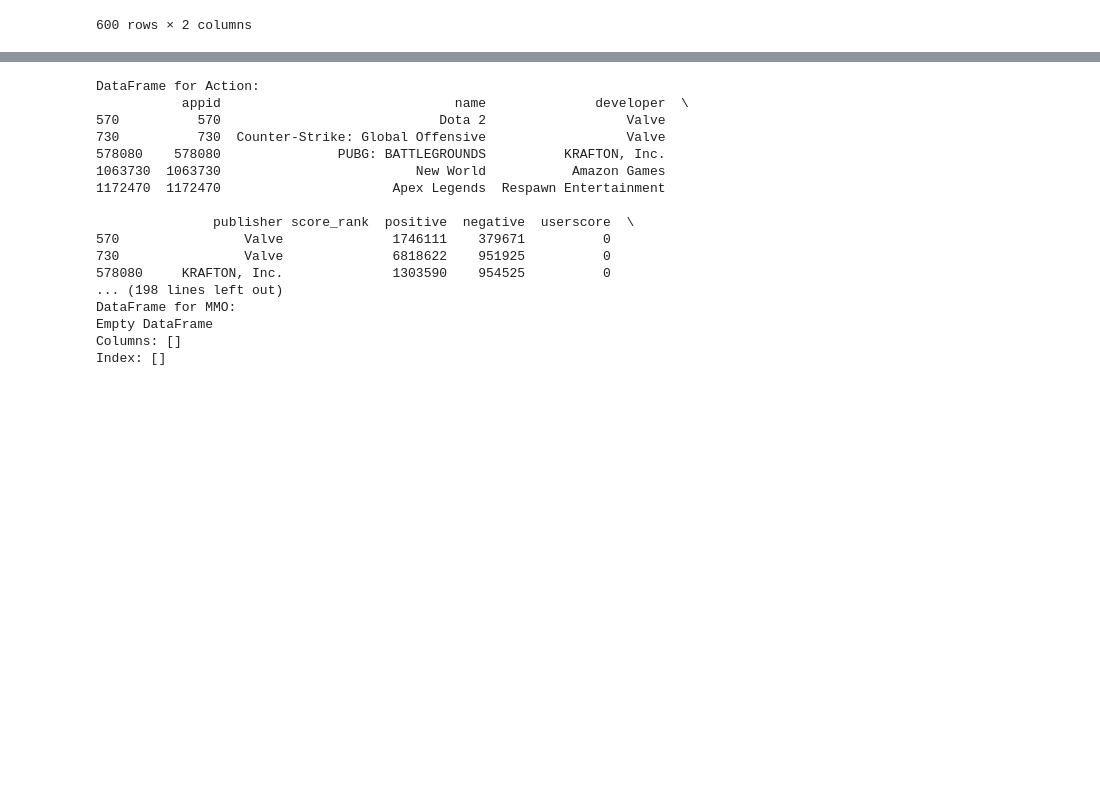
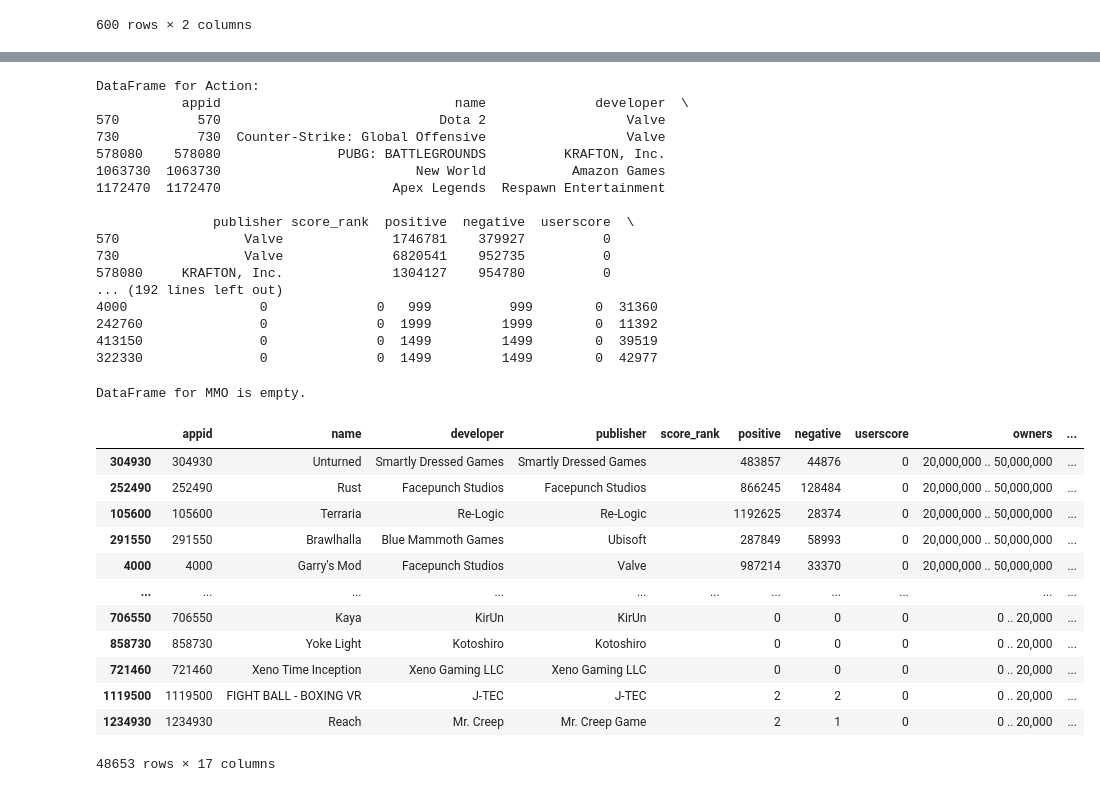
Before and after one commit to AnthonyNoreska/SteamDataVisualization-, a Jupyter notebook: Untitled.ipynb, the cells around one changed output, grey strips where cells are left out. Saved outputs shown, nothing was run; the diff lists cells and outputs as text; code cells hidden in the pictures; blank space fills up the shorter version.

Commit message:
Performed initial dataset manipulation

```diff
--- a/Untitled.ipynb
+++ b/Untitled.ipynb
@@ -75,0 +70,3 @@ genre_data = {}
+# %%
+# List of genres you want to analyze
+genres = ["Action", "Strategy", "RPG", "Indie", "Adventure", "Sports", "Simulation"]
@@ -111,14 +111,55 @@ DataFrame for Action:
 1172470  1172470                      Apex Legends  Respawn Entertainment
 
                publisher score_rank  positive  negative  userscore  \
-570                Valve              1746111    379671          0
-730                Valve              6818622    951925          0
-578080     KRAFTON, Inc.              1303590    954525          0
-... (198 lines left out)
-DataFrame for MMO:
-Empty DataFrame
-Columns: []
-Index: []
+570                Valve              1746781    379927          0
+730                Valve              6820541    952735          0
+578080     KRAFTON, Inc.              1304127    954780          0
+... (192 lines left out)
+4000                 0              0   999          999        0  31360
+242760               0              0  1999         1999        0  11392
+413150               0              0  1499         1499        0  39519
+322330               0              0  1499         1499        0  42977
 # %%
+# Convert price column from cents to dollars
 for genre, df in genre_dataframes.items():
-    df.to_csv(f'{genre}_data.csv', index=False)
+    price_columns = ['price', 'initialprice']  # Replace with your actual column names
+
+    if not df.empty:
+        # Check if the specified columns exist in the DataFrame
+        valid_columns = [col for col in price_columns if col in df.columns]
+
+        if valid_columns:
+            # Convert each valid price column from string to numeric type (if necessary)
+            for col in valid_columns:
+                df[col] = pd.to_numeric(df[col], errors='coerce')  # Convert strings to numeric values
+
+            # Perform division by 100 to convert from cents to dollars
+            df[valid_columns] = df[valid_columns] / 100  # Division by 100 for cents to dollars
+
+            # Dropping columns with null values
+            df.dropna(inplace=True)
+
+            # Export the modified DataFrame to a CSV file
+            df.to_csv(f'{genre}_data_converted.csv', index=False)
+        else:
+            print(f"No valid price columns found in DataFrame for {genre}.")
+    else:
+        print(f"DataFrame for {genre} is empty.")
+# %% [output]
+DataFrame for MMO is empty.
+# %%
+genre_dataframes['Indie']
+# %% [output]
+|  | appid | name | developer | publisher | score_rank | positive | negative | userscore | owners | ... |
+| 304930 | 304930 | Unturned | Smartly Dressed Games | Smartly Dressed Games |  | 483857 | 44876 | 0 | 20,000,000 .. 50,000,000 | ... |
+| 252490 | 252490 | Rust | Facepunch Studios | Facepunch Studios |  | 866245 | 128484 | 0 | 20,000,000 .. 50,000,000 | ... |
+| 105600 | 105600 | Terraria | Re-Logic | Re-Logic |  | 1192625 | 28374 | 0 | 20,000,000 .. 50,000,000 | ... |
+| 291550 | 291550 | Brawlhalla | Blue Mammoth Games | Ubisoft |  | 287849 | 58993 | 0 | 20,000,000 .. 50,000,000 | ... |
+| 4000 | 4000 | Garry's Mod | Facepunch Studios | Valve |  | 987214 | 33370 | 0 | 20,000,000 .. 50,000,000 | ... |
+| ... | ... | ... | ... | ... | ... | ... | ... | ... | ... | ... |
+| 706550 | 706550 | Kaya | KirUn | KirUn |  | 0 | 0 | 0 | 0 .. 20,000 | ... |
+| 858730 | 858730 | Yoke Light | Kotoshiro | Kotoshiro |  | 0 | 0 | 0 | 0 .. 20,000 | ... |
+| 721460 | 721460 | Xeno Time Inception | Xeno Gaming LLC | Xeno Gaming LLC |  | 0 | 0 | 0 | 0 .. 20,000 | ... |
+| 1119500 | 1119500 | FIGHT BALL - BOXING VR | J-TEC | J-TEC |  | 2 | 2 | 0 | 0 .. 20,000 | ... |
+| 1234930 | 1234930 | Reach | Mr. Creep | Mr. Creep Game |  | 2 | 1 | 0 | 0 .. 20,000 | ... |
+48653 rows × 17 columns
```
Also changed, not shown: parts of 14 cells of this notebook, 15 other files.
